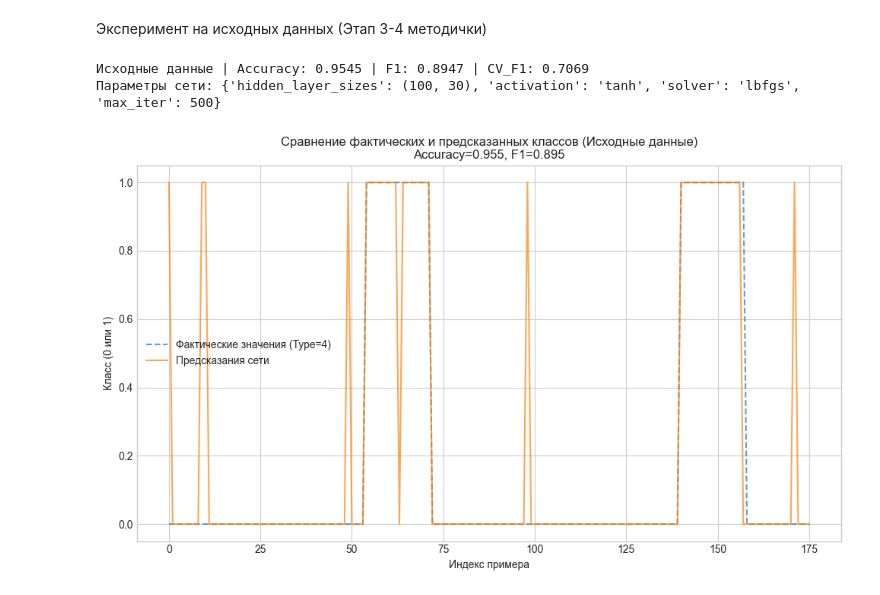
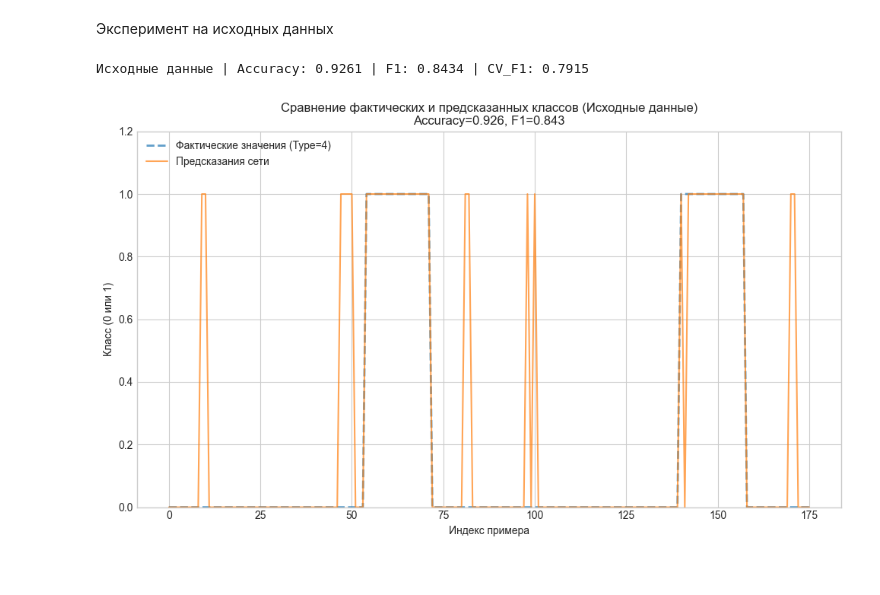
Before and after one commit to heigan/LB_3, a Jupyter notebook: 03_preview.ipynb, the cells around one changed output. Cells and saved outputs as stored; diff of their text form; code cells hidden in the pictures.

```diff
--- a/03_preview.ipynb
+++ b/03_preview.ipynb
@@ -85,24 +77,24 @@ if np.isnan(X).any() or np.isinf(X).any():
     raise ValueError("В матрице признаков X найдены NaN или бесконечности. Проверьте очистку данных.")
 if len(np.unique(y)) < 2:
     raise ValueError("Целевая переменная y содержит только один класс. Бинарная классификация невозможна.")
-
+RANDOM_STATE = 42
 print("Запуск предварительной кросс-валидации (cv=3)...")
 print("-" * 60)
-pirnt("|Количесво слоёв       | Функция активации|Solver|Кол. Итераций| F1 |accuracy|")
-print("|----------------------|------------------|------|-------------|----|--------|")
+print("|Количесво слоёв| Функция|Solver  |Итер |   F1   |accuracy|")
+print("|---------------|--------|--------|-----|--------|--------|")
 
 best_cv_f1 = -1
 best_params = None
 
-for layers in [(30,), (64,), (100, 30)]:
+for layers in [(32,), (64,), (128,), (64, 32), (86, 32), (86, 64), (128, 32)]:
     for act in ['relu', 'tanh']:
         for sol in ['adam', 'lbfgs']:
-            for iters in [200, 500]:
+            for iters in [100, 150, 200, 500]:
                 model = MLPClassifier(hidden_layer_sizes=layers,
                                       activation=act,
                                       solver=sol,
                                       max_iter=iters,
-                                      random_state=42)
+                                      random_state=RANDOM_STATE)
                 try:
                     cv_f1 = cross_val_score(model, X, y, cv=3, scoring='f1').mean()
                     cv_acc = cross_val_score(model, X, y, cv=3, scoring='accuracy').mean()
@@ -148,8 +140,8 @@ BEST_PARAMS = best_params.copy()
 # %% [markdown]
-Эксперимент на исходных данных (Этап 3-4 методички)
+Эксперимент на исходных данных
 # %%
 # Фиксируем параметры, найденные на этапе предварительного поиска
-ANN_RAW = MLPClassifier(**BEST_PARAMS, random_state=42)
+ANN_RAW = MLPClassifier(**BEST_PARAMS, random_state=RANDOM_STATE)
 
 # Обучение и оценка
 ANN_RAW.fit(X, y)
@@ -160,20 +152,21 @@ f1_raw = f1_score(y, y_pred_raw)
 cv_raw = cross_val_score(ANN_RAW, X, y, cv=3, scoring='f1').mean()
 
 print(f"Исходные данные | Accuracy: {acc_raw:.4f} | F1: {f1_raw:.4f} | CV_F1: {cv_raw:.4f}")
-print(f"Параметры сети: {BEST_PARAMS}")
-
-# График сравнения фактических и предсказанных значений
-plt.figure()
-plt.plot(y, label='Фактические значения (Type=4)', linestyle='--', alpha=0.7)
-plt.plot(y_pred_raw, label='Предсказания сети', alpha=0.7)
-plt.xlabel('Индекс примера')
-plt.ylabel('Класс (0 или 1)')
-plt.title(f'Сравнение фактических и предсказанных классов (Исходные данные)\nAccuracy={acc_raw:.3f}, F1={f1_raw:.3f}')
-plt.legend()
-plt.tight_layout()
-plt.savefig('reports/plot_raw.png', dpi=150, bbox_inches='tight')
-plt.show()
+#print(f"Параметры сети: {BEST_PARAMS}")
 # %% [output]
-Исходные данные | Accuracy: 0.9545 | F1: 0.8947 | CV_F1: 0.7069
-Параметры сети: {'hidden_layer_sizes': (100, 30), 'activation': 'tanh', 'solver': 'lbfgs', 'max_iter': 500}
+Исходные данные | Accuracy: 0.9261 | F1: 0.8434 | CV_F1: 0.7915
-[figure, removed]
+# %%
+# График сравнения фактических и предсказанных значений
+plt.figure(figsize=(10,6))
+plt.plot(y, label='Фактические значения (Type=4)', linestyle='--', linewidth = 2.0, alpha=0.7)
+plt.plot(y_pred_raw, label='Предсказания сети', alpha=0.7)
+plt.xlabel('Индекс примера')
+plt.ylabel('Класс (0 или 1)')
+plt.ylim(0, 1.2)
+plt.title(f'Сравнение фактических и предсказанных классов (Исходные данные)\nAccuracy={acc_raw:.3f}, F1={f1_raw:.3f}')
+plt.legend(loc='upper left')
+plt.tight_layout()
+plt.savefig('reports/plot_raw.png', dpi=150, bbox_inches='tight')
+plt.show()
+# %% [output]
+[figure, added]
```
Also changed, not shown: parts of 22 cells of this notebook, 7 other files.
